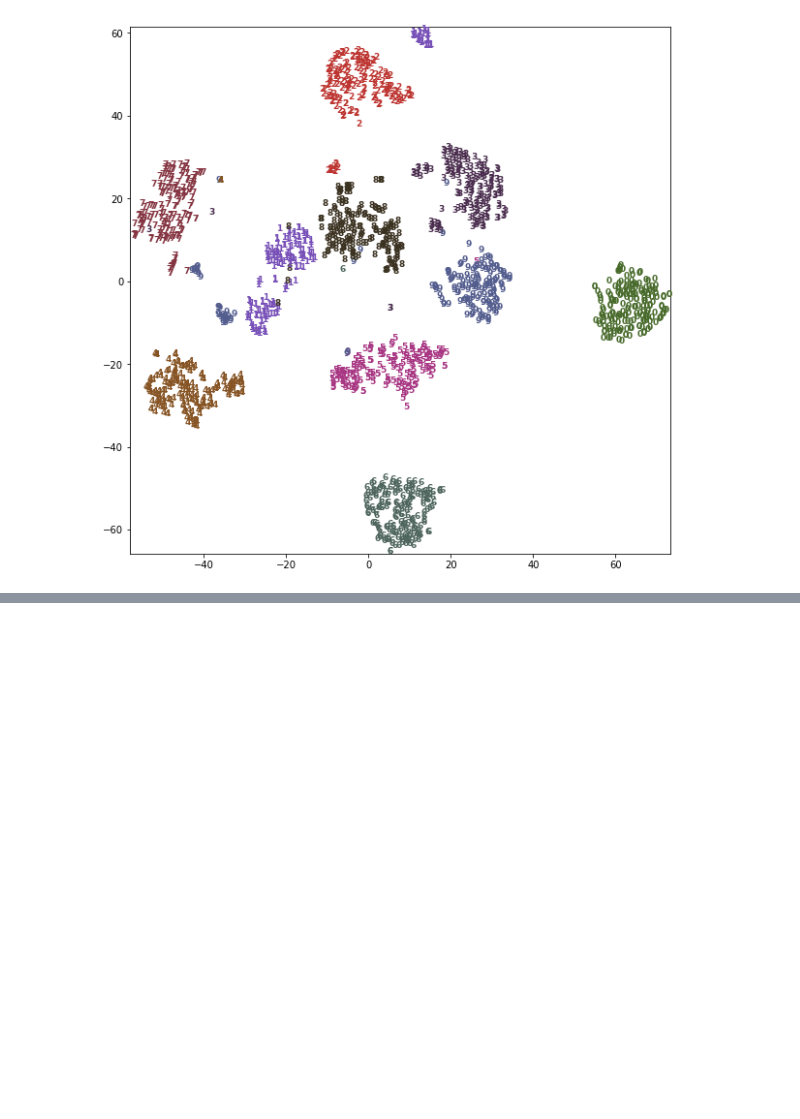
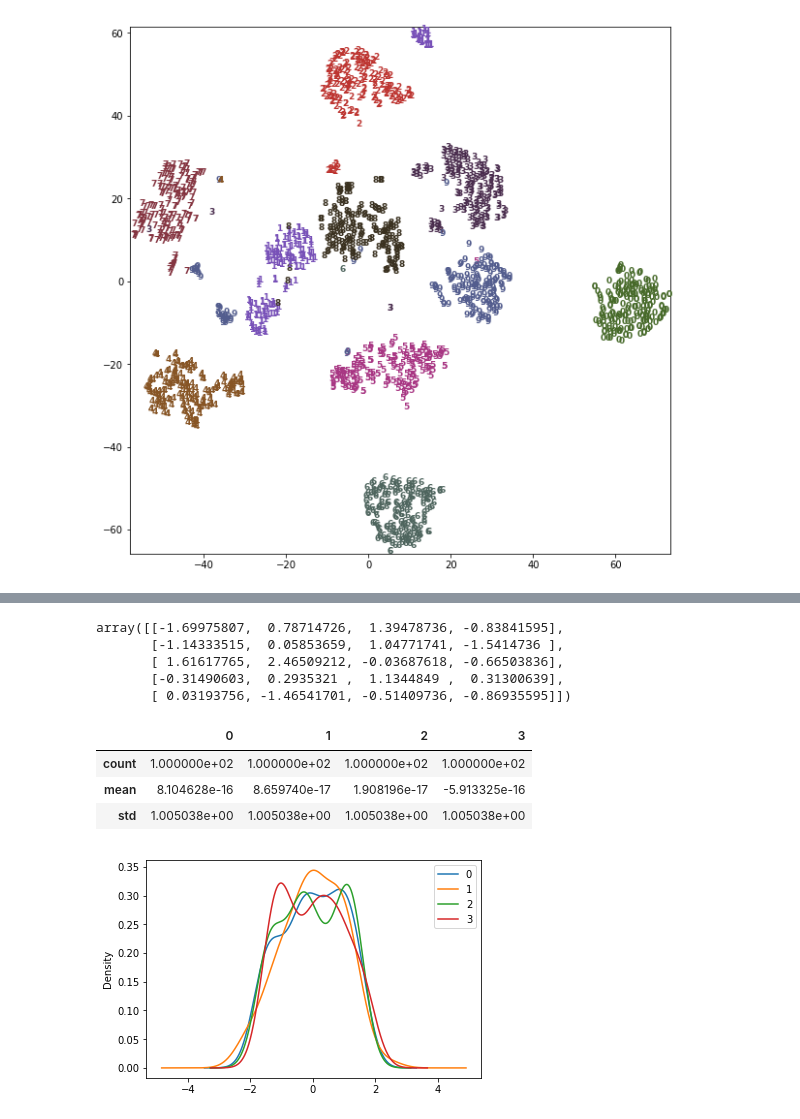
Before and after one commit to DavidMertz/ML-Webinar, a Jupyter notebook: Features.ipynb, the cells around one changed output, grey strips where cells are left out. Drawn from its saved outputs; the diff is of its cells as text; code cells hidden in the pictures; blank space fills up the shorter version.

```diff
--- a/Features.ipynb
+++ b/Features.ipynb
@@ -479,0 +739,21 @@ for i in range(len(digits.data)):
+# %%
+from sklearn.preprocessing import StandardScaler
+scaled1 = StandardScaler().fit_transform(test_data)
+scaled1[:5]
+# %% [output]
+array([[-1.69975807,  0.78714726,  1.39478736, -0.83841595],
+       [-1.14333515,  0.05853659,  1.04771741, -1.5414736 ],
+       [ 1.61617765,  2.46509212, -0.03687618, -0.66503836],
+       [-0.31490603,  0.2935321 ,  1.1344849 ,  0.31300639],
+       [ 0.03193756, -1.46541701, -0.51409736, -0.86935595]])
+# %%
+pd.DataFrame(scaled1).describe().head(3)
+# %% [output]
+|  | 0 | 1 | 2 | 3 |
+| count | 1.000000e+02 | 1.000000e+02 | 1.000000e+02 | 1.000000e+02 |
+| mean | 8.104628e-16 | 8.659740e-17 | 1.908196e-17 | -5.913325e-16 |
+| std | 1.005038e+00 | 1.005038e+00 | 1.005038e+00 | 1.005038e+00 |
+# %%
+pd.DataFrame(scaled1).plot(kind='kde');
+# %% [output]
+[figure, added]
```
Also changed, not shown: parts of 63 cells of this notebook, 1 other file.
